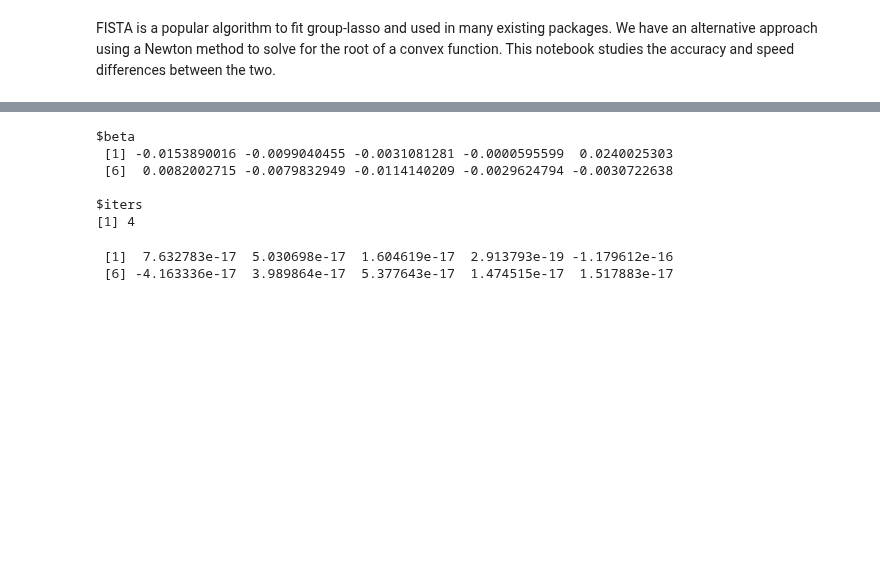
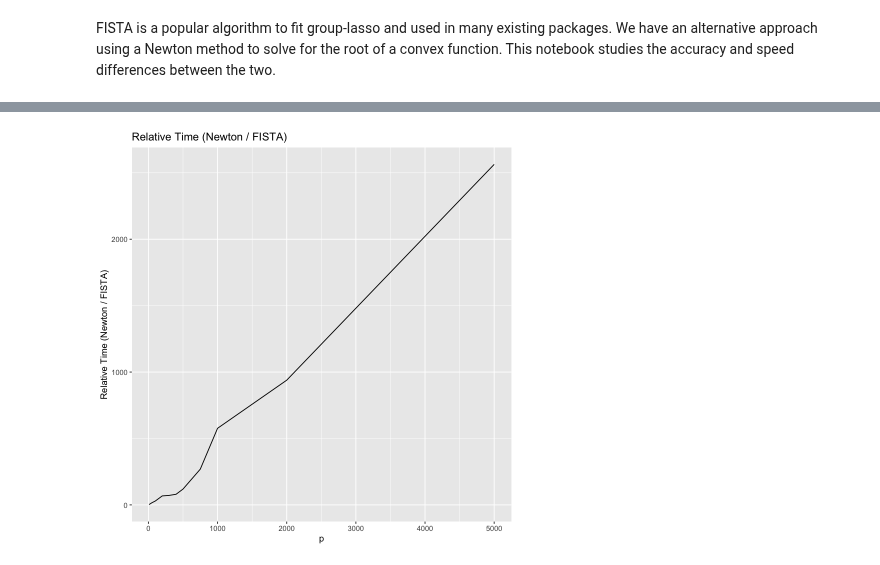
Before and after one commit to JamesYang007/adelie, a Jupyter notebook: research/fista_newton.ipynb, the cells around one changed output, grey strips where cells are left out. Cells and saved outputs as stored; diff of their text form; code cells hidden in the pictures; blank space fills up the shorter version.

Commit message:
Finish study of fista vs newton

```diff
--- a/research/fista_newton.ipynb
+++ b/research/fista_newton.ipynb
@@ -10,8 +5,0 @@ p <- 10
-# %%
-set.seed(0)
-L <- runif(p, 0, 10)
-v <- rnorm(p)
-alpha <- 0.9
-lmda <- 3.5
-l1 <- alpha * lmda
-l2 <- (1-alpha) / 2 * lmda
@@ -24,15 +5,0 @@ l1
-# %%
-out.newt <- newton_solver(L, v, l1, l2, tol=1e-8, max_iters=1000)
-out.newt
-# %% [output]
-$beta
- [1] -0.0153890016 -0.0099040455 -0.0031081281 -0.0000595599  0.0240025303
- [6]  0.0082002715 -0.0079832949 -0.0114140209 -0.0029624794 -0.0030722638
-
-$iters
-[1] 4
-# %%
-(out.newt$beta - (1./(L + l2 + l1 / sqrt(sum(out.newt$beta**2)))) * v)
-# %% [output]
- [1]  7.632783e-17  5.030698e-17  1.604619e-17  2.913793e-19 -1.179612e-16
- [6] -4.163336e-17  3.989864e-17  5.377643e-17  1.474515e-17  1.517883e-17
@@ -38,0 +68,14 @@ $iters
+# %%
+ps <- c(10, 50, 100, 200, 300, 400, 500, 750, 1000, 2000, 5000)
+# %%
+bench.out <- bench(ps)
+# %%
+df.times <- data.frame(x=ps, y=bench.out$times[,2]/bench.out$times[,1])
+times.plot <- ggplot(data=df.times, aes(x=x, y=y)) +
+    geom_line() +
+    ggtitle("Relative Time (Newton / FISTA)") +
+    xlab("p") +
+    ylab("Relative Time (Newton / FISTA)")
+times.plot
+# %% [output]
+[figure, added]
```
Also changed, not shown: parts of 7 cells of this notebook, 7 other files.
